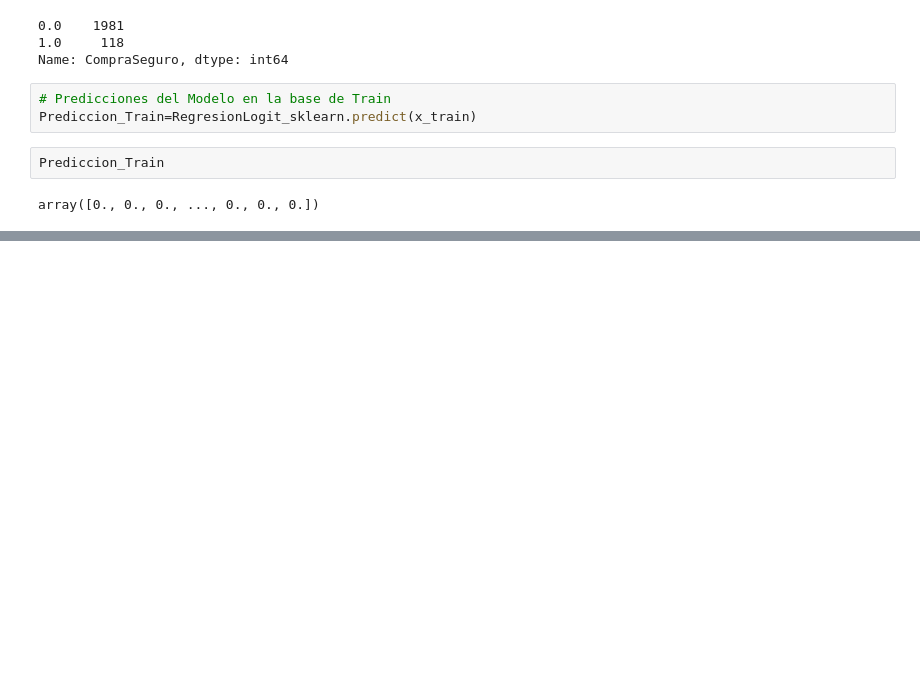
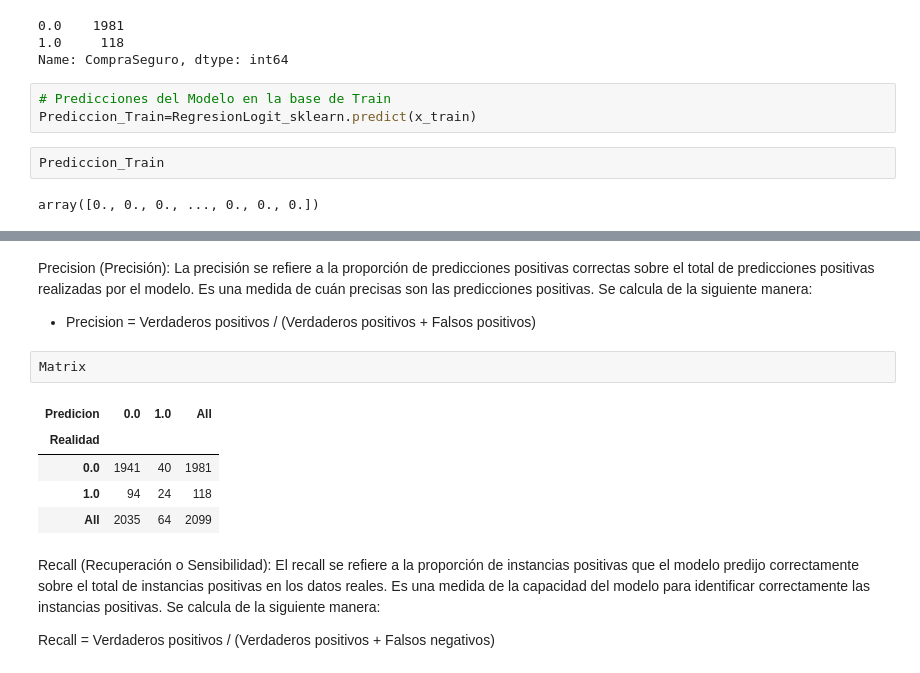
Before and after one commit to Oscar19922017/ProyectoPropensionCompra, a Jupyter notebook: Modelos.ipynb, the cells around one changed output, grey strips where cells are left out. Cells and saved outputs as stored; diff of their text form; blank space fills up the shorter version.

```diff
--- a/Modelos.ipynb
+++ b/Modelos.ipynb
@@ -201,0 +275,16 @@ array([0., 0., 0., ..., 0., 0., 0.])
+# %% [markdown]
+Precision (Precisión): La precisión se refiere a la proporción de predicciones positivas correctas sobre el total de predicciones positivas realizadas por el modelo. Es una medida de cuán precisas son las predicciones positivas. Se calcula de la siguiente manera:
+
+* Precision = Verdaderos positivos / (Verdaderos positivos + Falsos positivos)
+# %%
+Matrix
+# %% [output]
+| Predicion | 0.0 | 1.0 | All |
+| Realidad |  |  |  |
+| 0.0 | 1941 | 40 | 1981 |
+| 1.0 | 94 | 24 | 118 |
+| All | 2035 | 64 | 2099 |
+# %% [markdown]
+Recall (Recuperación o Sensibilidad): El recall se refiere a la proporción de instancias positivas que el modelo predijo correctamente sobre el total de instancias positivas en los datos reales. Es una medida de la capacidad del modelo para identificar correctamente las instancias positivas. Se calcula de la siguiente manera:
+
+Recall = Verdaderos positivos / (Verdaderos positivos + Falsos negativos)
```
Also changed, not shown: parts of 20 cells of this notebook.
